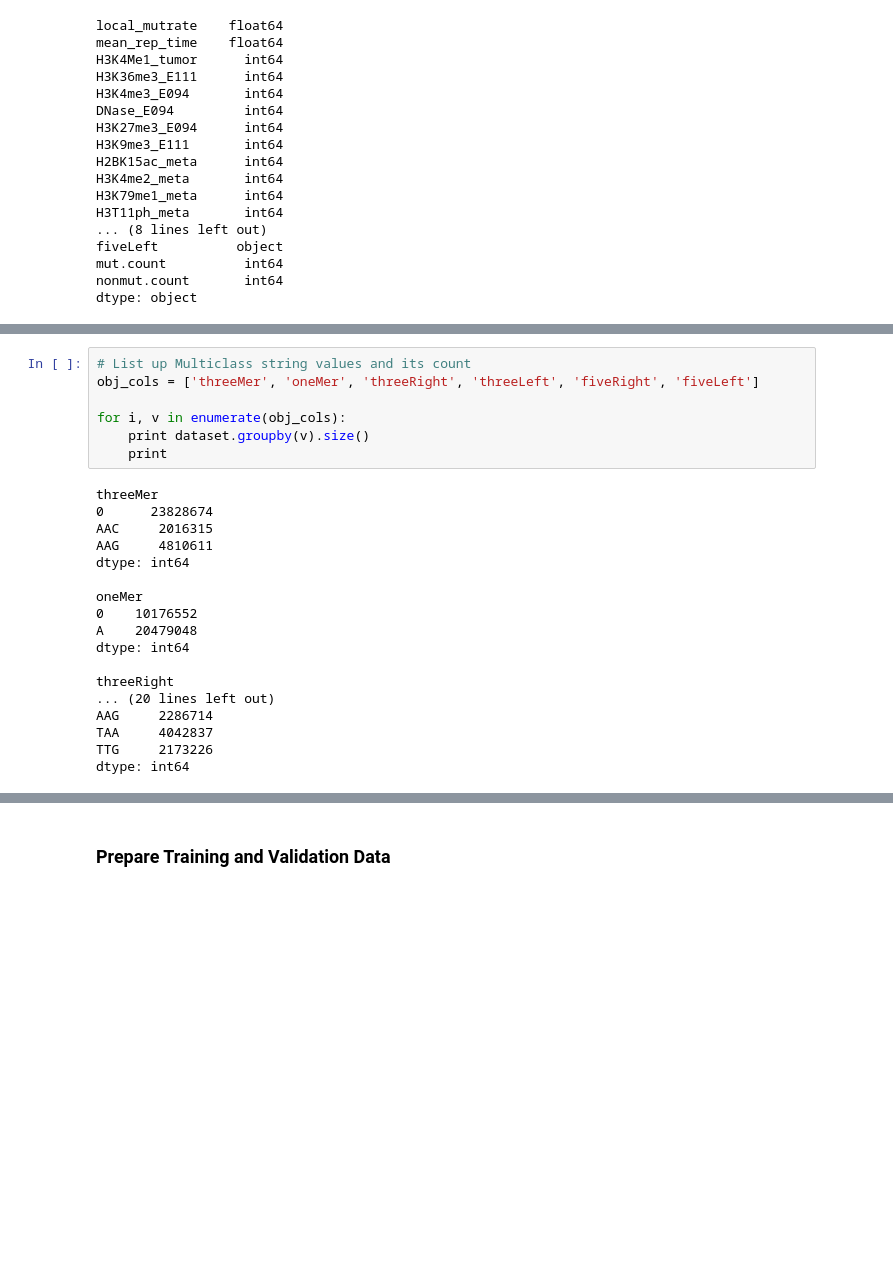
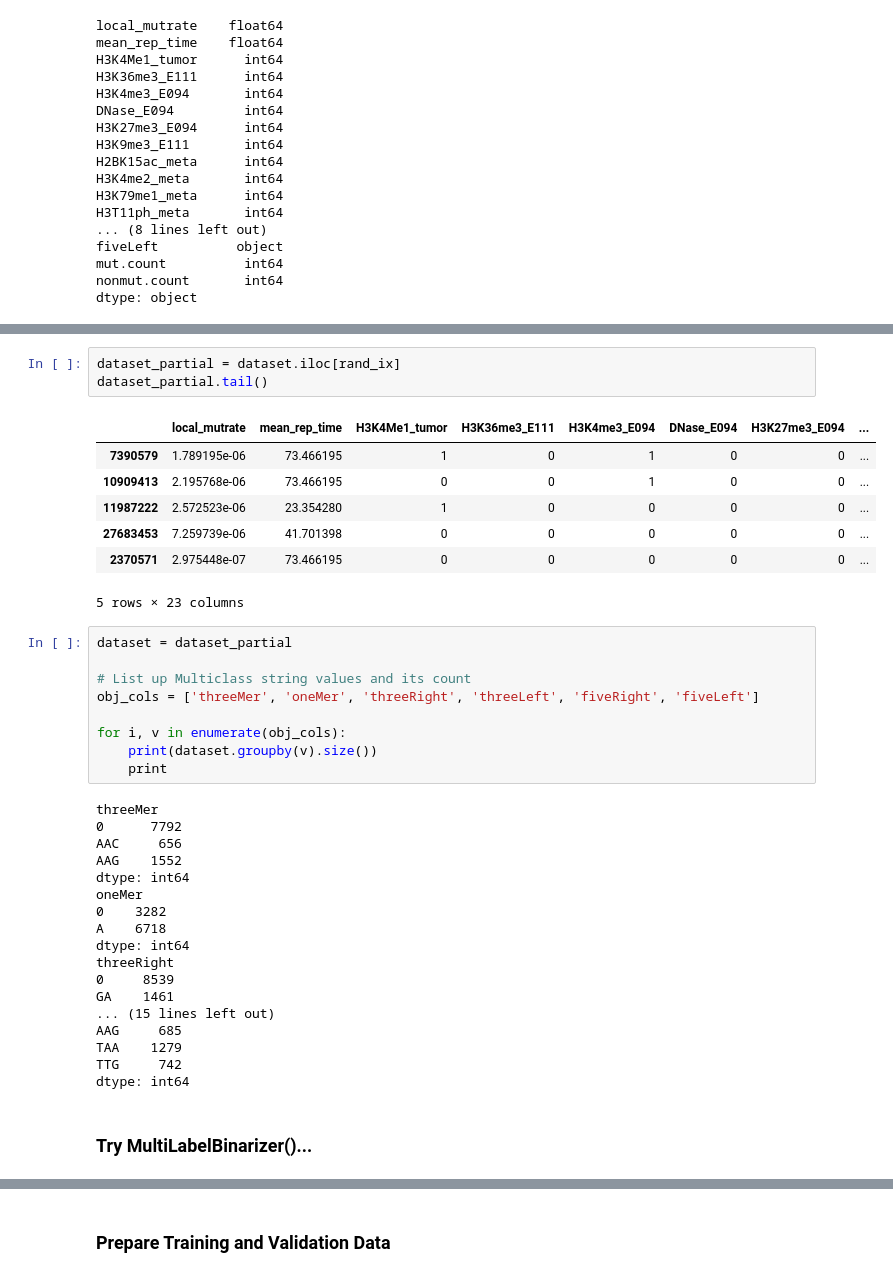
Before and after one commit to niekoloid/gastric_cancer, a Jupyter notebook: gastric_cancer_analysis.ipynb, the cells around one changed output, grey strips where cells are left out. Drawn from its saved outputs; the diff is of its cells as text; blank space fills up the shorter version.

```diff
--- a/gastric_cancer_analysis.ipynb
+++ b/gastric_cancer_analysis.ipynb
@@ -82,25 +114,40 @@ dtype: object
+# %%
+dataset_partial = dataset.iloc[rand_ix]
+dataset_partial.tail()
+# %% [output]
+|  | local_mutrate | mean_rep_time | H3K4Me1_tumor | H3K36me3_E111 | H3K4me3_E094 | DNase_E094 | H3K27me3_E094 | ... |
+| 7390579 | 1.789195e-06 | 73.466195 | 1 | 0 | 1 | 0 | 0 | ... |
+| 10909413 | 2.195768e-06 | 73.466195 | 0 | 0 | 1 | 0 | 0 | ... |
+| 11987222 | 2.572523e-06 | 23.354280 | 1 | 0 | 0 | 0 | 0 | ... |
+| 27683453 | 7.259739e-06 | 41.701398 | 0 | 0 | 0 | 0 | 0 | ... |
+| 2370571 | 2.975448e-07 | 73.466195 | 0 | 0 | 0 | 0 | 0 | ... |
+5 rows × 23 columns
 # %%
+dataset = dataset_partial
+
 # List up Multiclass string values and its count
 obj_cols = ['threeMer', 'oneMer', 'threeRight', 'threeLeft', 'fiveRight', 'fiveLeft']
 
 for i, v in enumerate(obj_cols):
-    print dataset.groupby(v).size()
+    print(dataset.groupby(v).size())
     print
 # %% [output]
 threeMer
-0      23828674
-AAC     2016315
-AAG     4810611
+0      7792
+AAC     656
+AAG    1552
 dtype: int64
-
 oneMer
-0    10176552
-A    20479048
+0    3282
+A    6718
 dtype: int64
-
 threeRight
-... (20 lines left out)
-AAG     2286714
-TAA     4042837
-TTG     2173226
+0     8539
+GA    1461
+... (15 lines left out)
+AAG     685
+TAA    1279
+TTG     742
 dtype: int64
+# %% [markdown]
+### Try MultiLabelBinarizer()...
```
Also changed, not shown: parts of 25 cells of this notebook.
